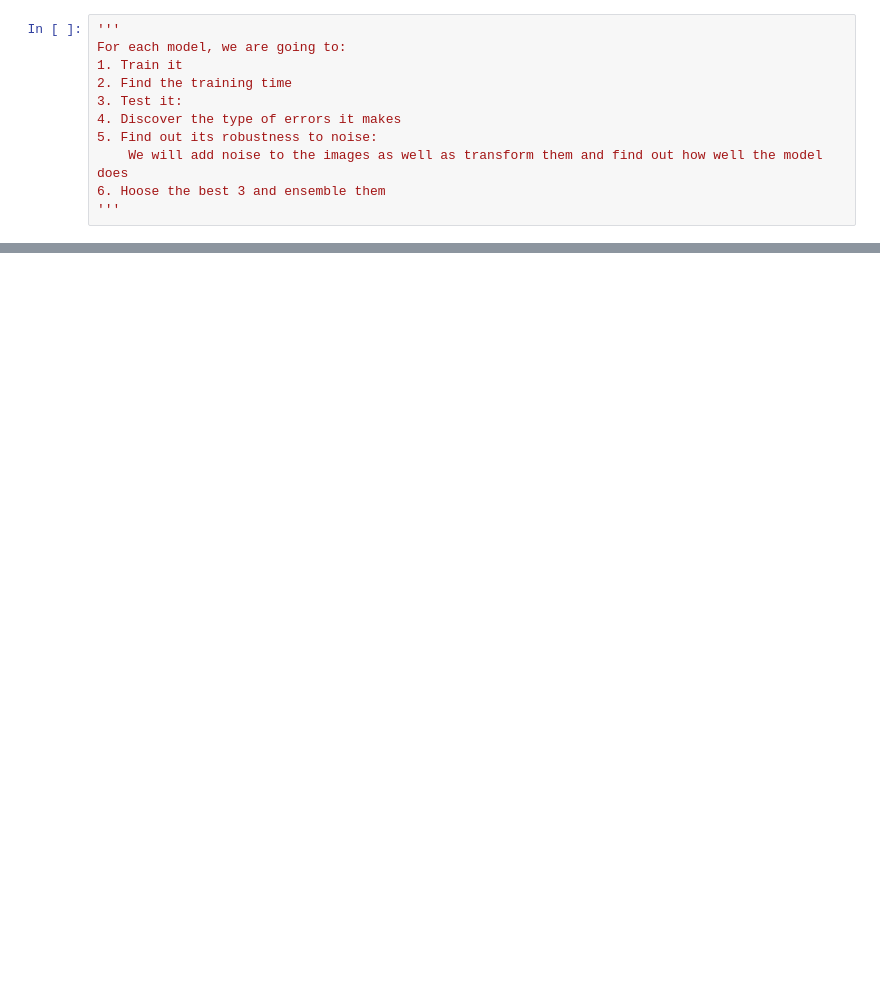
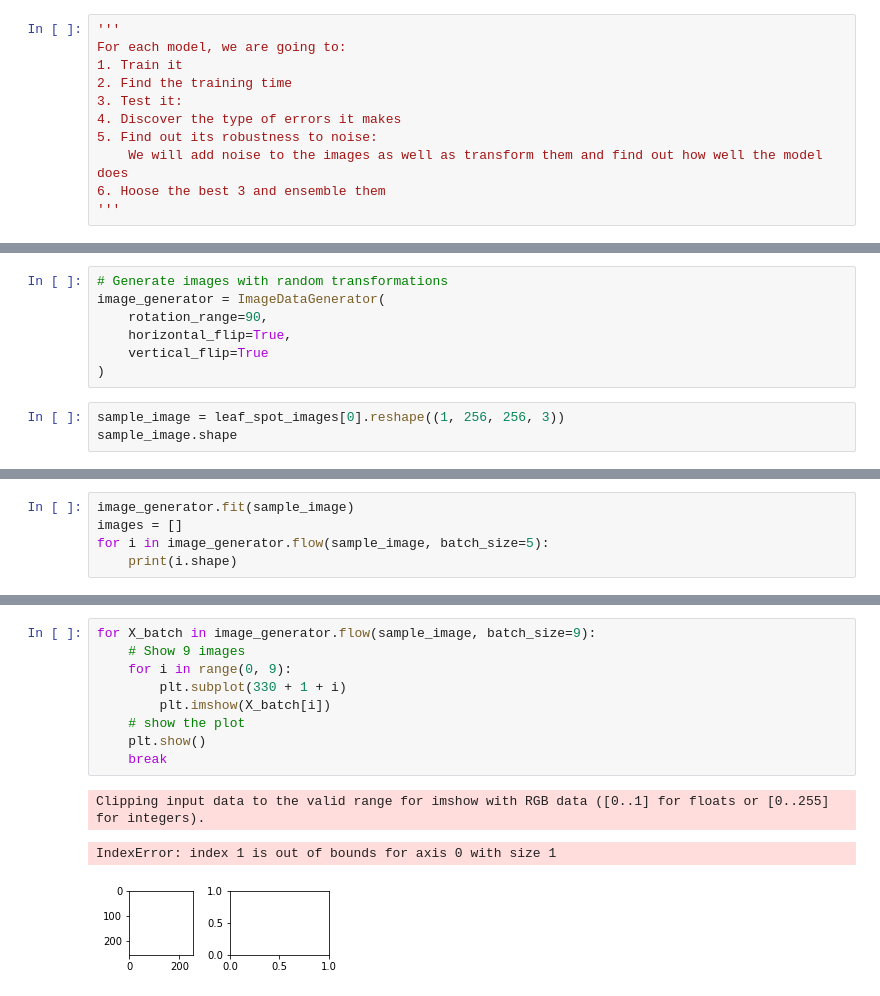
Before and after one commit to lyleokoth/maize-disease-detection, a Jupyter notebook: notebooks/Fine tuning.ipynb, the cells around one changed output, grey strips where cells are left out. Cells and saved outputs as stored; diff of their text form; blank space fills up the shorter version.

```diff
--- a/notebooks/Fine tuning.ipynb
+++ b/notebooks/Fine tuning.ipynb
@@ -390,0 +608,10 @@ For each model, we are going to:
+# %%
+# Generate images with random transformations
+image_generator = ImageDataGenerator(
+    rotation_range=90,
+    horizontal_flip=True,
+    vertical_flip=True
+)
+# %%
+sample_image = leaf_spot_images[0].reshape((1, 256, 256, 3))
+sample_image.shape
@@ -390,0 +620,5 @@ For each model, we are going to:
+# %%
+image_generator.fit(sample_image)
+images = []
+for i in image_generator.flow(sample_image, batch_size=5):
+    print(i.shape)
@@ -390,0 +644,13 @@ For each model, we are going to:
+# %%
+for X_batch in image_generator.flow(sample_image, batch_size=9):
+    # Show 9 images
+    for i in range(0, 9):
+        plt.subplot(330 + 1 + i)
+        plt.imshow(X_batch[i])
+    # show the plot
+    plt.show()
+    break
+# %% [output]
+Clipping input data to the valid range for imshow with RGB data ([0..1] for floats or [0..255] for integers).
+IndexError: index 1 is out of bounds for axis 0 with size 1
+[figure, added]
```
Also changed, not shown: parts of 31 cells of this notebook, 1 other file.
